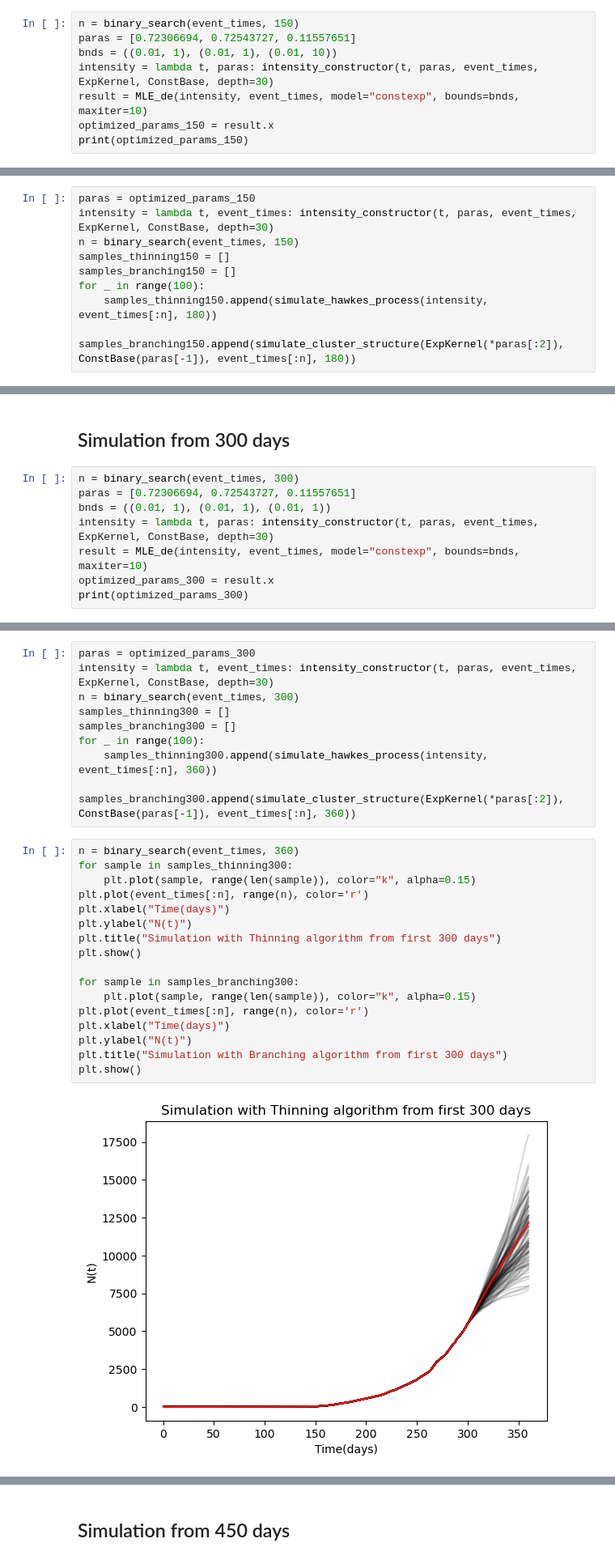
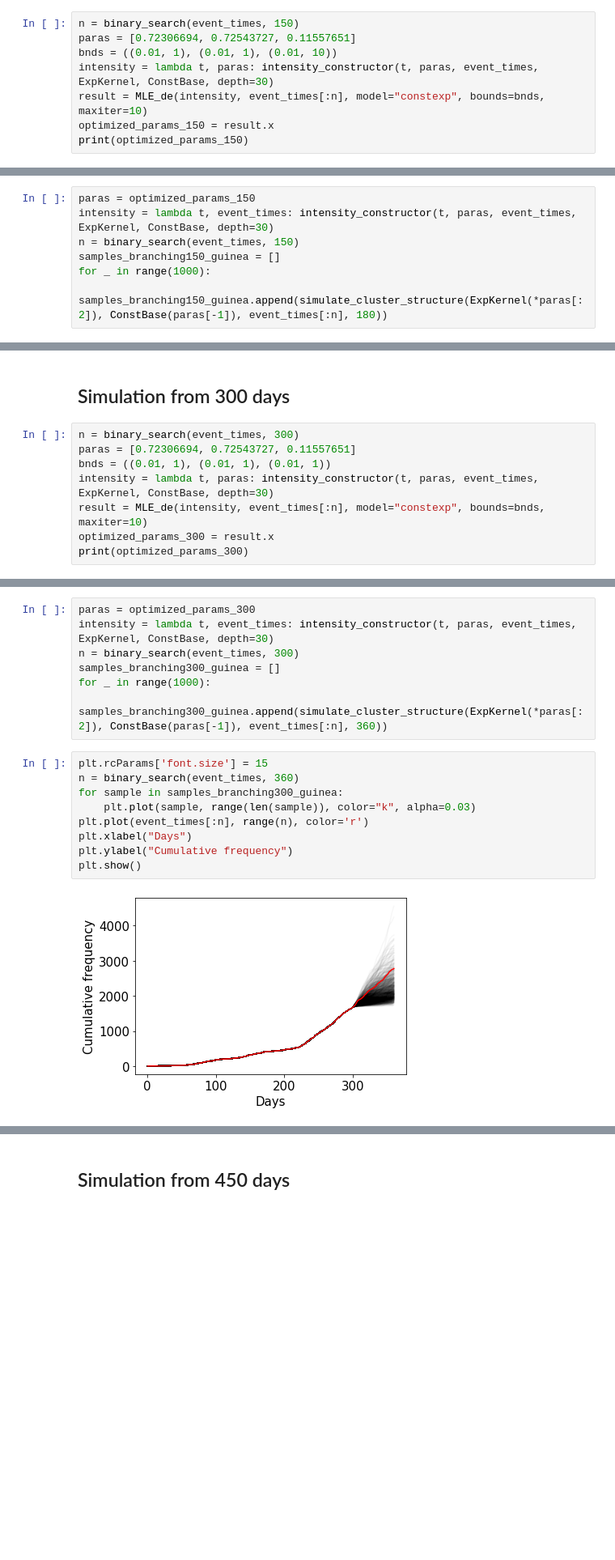
Before and after one commit to FormulaRabbit81/Group_Disease_2.0, a Jupyter notebook: Minjian/ebola_simulations_arav.ipynb, the cells around one changed output, grey strips where cells are left out. Shown: that part at 81% size. Drawn from its saved outputs; the diff is of its cells as text; blank space fills up the shorter version.

```diff
--- a/Minjian/ebola_simulations_arav.ipynb
+++ b/Minjian/ebola_simulations_arav.ipynb
@@ -53,7 +53,7 @@ n = binary_search(event_times, 150)
 paras = [0.72306694, 0.72543727, 0.11557651]
 bnds = ((0.01, 1), (0.01, 1), (0.01, 10))
 intensity = lambda t, paras: intensity_constructor(t, paras, event_times, ExpKernel, ConstBase, depth=30)
-result = MLE_de(intensity, event_times, model="constexp", bounds=bnds, maxiter=10)
+result = MLE_de(intensity, event_times[:n], model="constexp", bounds=bnds, maxiter=10)
 optimized_params_150 = result.x
 print(optimized_params_150)
 # %% [output]
@@ -62,9 +62,7 @@ print(optimized_params_150)
 paras = optimized_params_150
 intensity = lambda t, event_times: intensity_constructor(t, paras, event_times, ExpKernel, ConstBase, depth=30)
 n = binary_search(event_times, 150)
-samples_thinning150 = []
-samples_branching150 = []
-for _ in range(100):
-    samples_thinning150.append(simulate_hawkes_process(intensity, event_times[:n], 180))
-    samples_branching150.append(simulate_cluster_structure(ExpKernel(*paras[:2]), ConstBase(paras[-1]), event_times[:n], 180))
+samples_branching150_guinea = []
+for _ in range(1000):
+    samples_branching150_guinea.append(simulate_cluster_structure(ExpKernel(*paras[:2]), ConstBase(paras[-1]), event_times[:n], 180))
 # %%
@@ -94,7 +106,7 @@ n = binary_search(event_times, 300)
 paras = [0.72306694, 0.72543727, 0.11557651]
 bnds = ((0.01, 1), (0.01, 1), (0.01, 1))
 intensity = lambda t, paras: intensity_constructor(t, paras, event_times, ExpKernel, ConstBase, depth=30)
-result = MLE_de(intensity, event_times, model="constexp", bounds=bnds, maxiter=10)
+result = MLE_de(intensity, event_times[:n], model="constexp", bounds=bnds, maxiter=10)
 optimized_params_300 = result.x
 print(optimized_params_300)
 # %% [output]
@@ -103,27 +115,17 @@ print(optimized_params_300)
 paras = optimized_params_300
 intensity = lambda t, event_times: intensity_constructor(t, paras, event_times, ExpKernel, ConstBase, depth=30)
 n = binary_search(event_times, 300)
-samples_thinning300 = []
-samples_branching300 = []
-for _ in range(100):
-    samples_thinning300.append(simulate_hawkes_process(intensity, event_times[:n], 360))
-    samples_branching300.append(simulate_cluster_structure(ExpKernel(*paras[:2]), ConstBase(paras[-1]), event_times[:n], 360))
+samples_branching300_guinea = []
+for _ in range(1000):
+    samples_branching300_guinea.append(simulate_cluster_structure(ExpKernel(*paras[:2]), ConstBase(paras[-1]), event_times[:n], 360))
 # %%
+plt.rcParams['font.size'] = 15
 n = binary_search(event_times, 360)
-for sample in samples_thinning300:
-    plt.plot(sample, range(len(sample)), color="k", alpha=0.15)
+for sample in samples_branching300_guinea:
+    plt.plot(sample, range(len(sample)), color="k", alpha=0.03)
 plt.plot(event_times[:n], range(n), color='r')
-plt.xlabel("Time(days)")
-plt.ylabel("N(t)")
-plt.title("Simulation with Thinning algorithm from first 300 days")
+plt.xlabel("Days")
+plt.ylabel("Cumulative frequency")
 plt.show()
-
-for sample in samples_branching300:
-    plt.plot(sample, range(len(sample)), color="k", alpha=0.15)
-plt.plot(event_times[:n], range(n), color='r')
-plt.xlabel("Time(days)")
-plt.ylabel("N(t)")
-plt.title("Simulation with Branching algorithm from first 300 days")
-plt.show()
 # %% [output]
-[figure, old version]
+[figure, new version]
```
Also changed, not shown: parts of 12 cells of this notebook.
